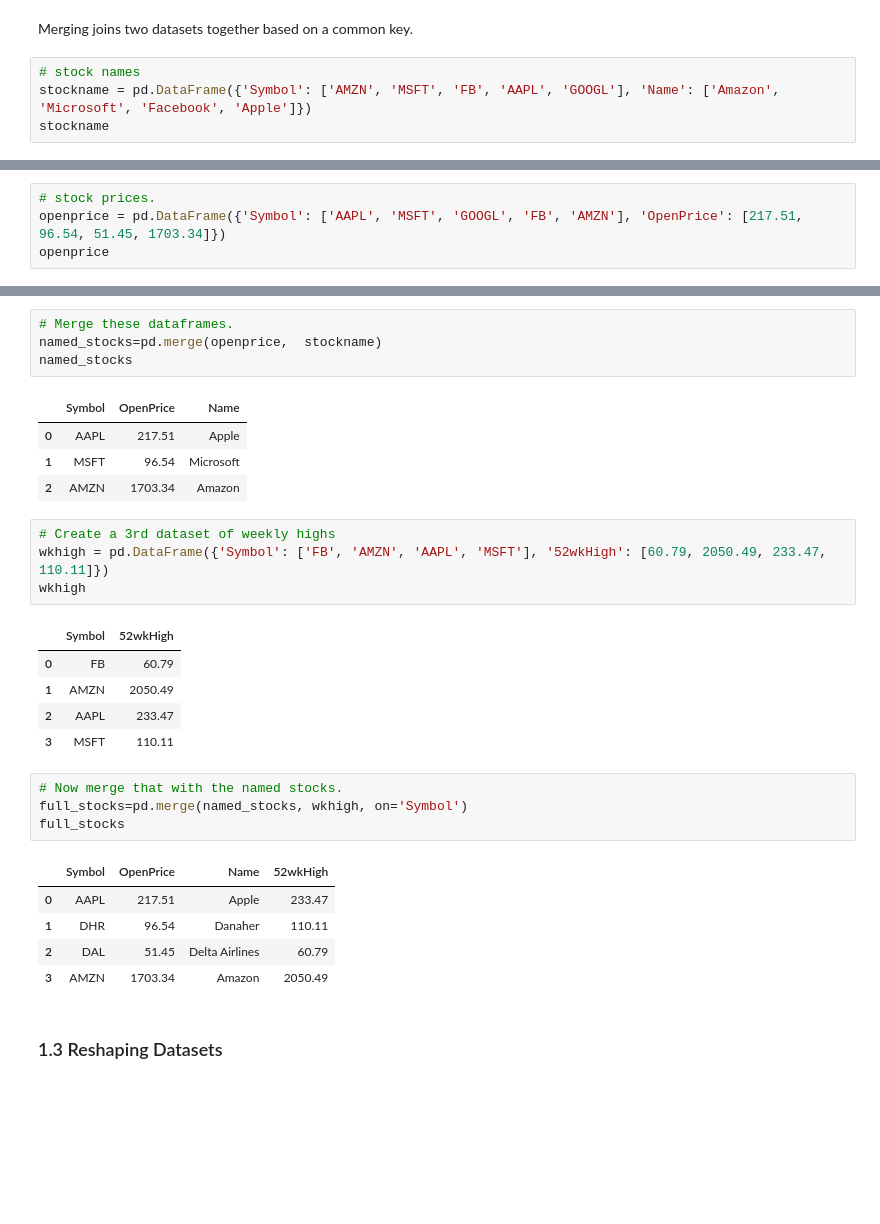
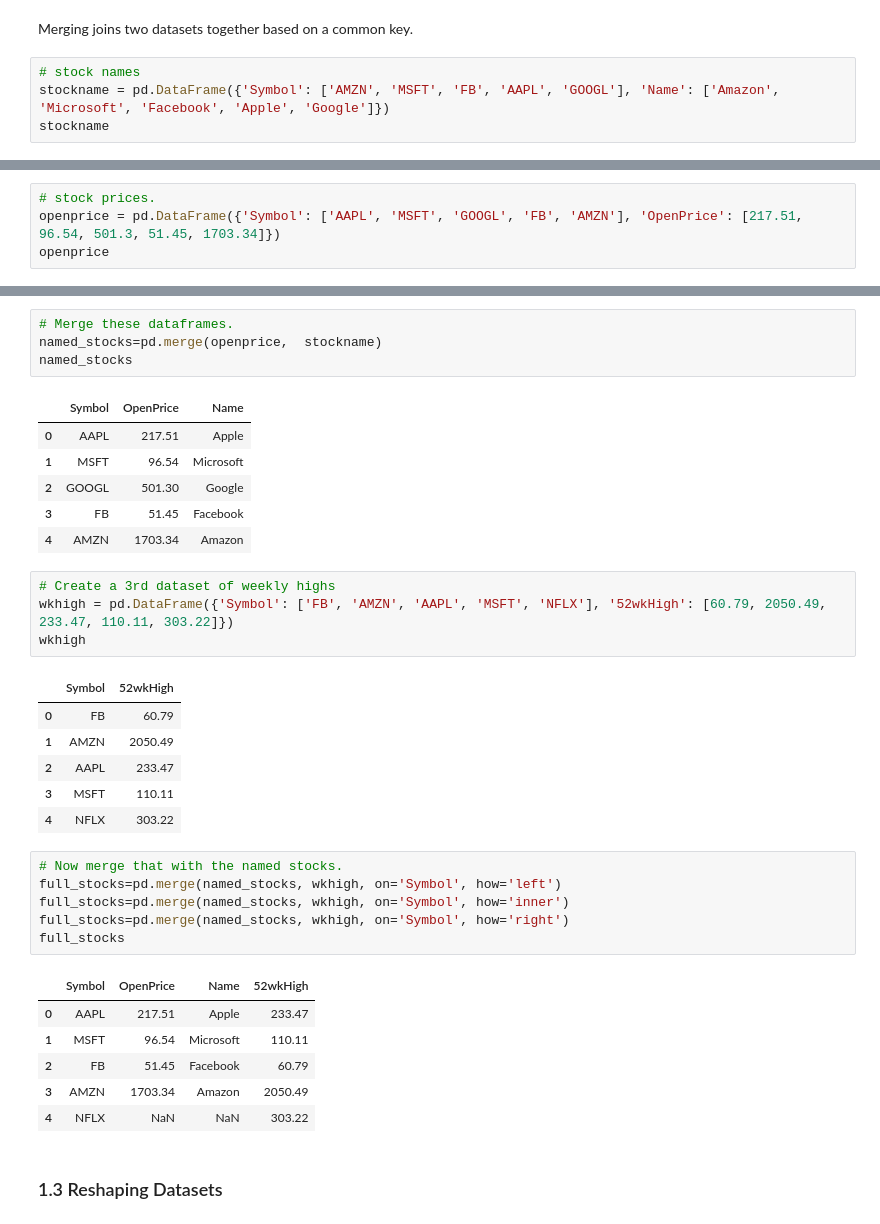
Before and after one commit to sugarfreecode/DS-Unit-1-Sprint-1-Data-Wrangling-and-Storytelling, a Jupyter notebook: module3-join-and-reshape-data/LS_DS_113_Join_and_Reshape_Data.ipynb, the cells around one changed output, grey strips where cells are left out. Cells and saved outputs as stored; diff of their text form; blank space fills up the shorter version.

```diff
--- a/module3-join-and-reshape-data/LS_DS_113_Join_and_Reshape_Data.ipynb
+++ b/module3-join-and-reshape-data/LS_DS_113_Join_and_Reshape_Data.ipynb
@@ -83,5 +83,5 @@ df4
 Merging joins two datasets together based on a common key.
 # %%
 # stock names
-stockname = pd.DataFrame({'Symbol': ['AMZN', 'MSFT', 'FB', 'AAPL', 'GOOGL'], 'Name': ['Amazon', 'Microsoft', 'Facebook', 'Apple']})
+stockname = pd.DataFrame({'Symbol': ['AMZN', 'MSFT', 'FB', 'AAPL', 'GOOGL'], 'Name': ['Amazon', 'Microsoft', 'Facebook', 'Apple', 'Google']})
 stockname
@@ -88,6 +95,6 @@ stockname
 # %%
 # stock prices.
-openprice = pd.DataFrame({'Symbol': ['AAPL', 'MSFT', 'GOOGL', 'FB', 'AMZN'], 'OpenPrice': [217.51, 96.54, 51.45, 1703.34]})
+openprice = pd.DataFrame({'Symbol': ['AAPL', 'MSFT', 'GOOGL', 'FB', 'AMZN'], 'OpenPrice': [217.51, 96.54, 501.3, 51.45, 1703.34]})
 openprice
 # %% [output]
 |  | Symbol | OpenPrice |
@@ -110,10 +111,12 @@ named_stocks
 |  | Symbol | OpenPrice | Name |
 | 0 | AAPL | 217.51 | Apple |
 | 1 | MSFT | 96.54 | Microsoft |
-| 2 | AMZN | 1703.34 | Amazon |
+| 2 | GOOGL | 501.30 | Google |
+| 3 | FB | 51.45 | Facebook |
+| 4 | AMZN | 1703.34 | Amazon |
 # %%
 # Create a 3rd dataset of weekly highs
-wkhigh = pd.DataFrame({'Symbol': ['FB', 'AMZN', 'AAPL', 'MSFT'], '52wkHigh': [60.79, 2050.49, 233.47, 110.11]})
+wkhigh = pd.DataFrame({'Symbol': ['FB', 'AMZN', 'AAPL', 'MSFT', 'NFLX'], '52wkHigh': [60.79, 2050.49, 233.47, 110.11, 303.22]})
 wkhigh
 # %% [output]
 |  | Symbol | 52wkHigh |
@@ -121,16 +124,20 @@ wkhigh
 | 1 | AMZN | 2050.49 |
 | 2 | AAPL | 233.47 |
 | 3 | MSFT | 110.11 |
+| 4 | NFLX | 303.22 |
 # %%
 # Now merge that with the named stocks.
-full_stocks=pd.merge(named_stocks, wkhigh, on='Symbol')
+full_stocks=pd.merge(named_stocks, wkhigh, on='Symbol', how='left')
+full_stocks=pd.merge(named_stocks, wkhigh, on='Symbol', how='inner')
+full_stocks=pd.merge(named_stocks, wkhigh, on='Symbol', how='right')
 full_stocks
 # %% [output]
 |  | Symbol | OpenPrice | Name | 52wkHigh |
 | 0 | AAPL | 217.51 | Apple | 233.47 |
-| 1 | DHR | 96.54 | Danaher | 110.11 |
-| 2 | DAL | 51.45 | Delta Airlines | 60.79 |
+| 1 | MSFT | 96.54 | Microsoft | 110.11 |
+| 2 | FB | 51.45 | Facebook | 60.79 |
 | 3 | AMZN | 1703.34 | Amazon | 2050.49 |
+| 4 | NFLX | NaN | NaN | 303.22 |
 # %% [markdown]
 ### 1.3 Reshaping Datasets
 # %% [markdown]
```
Also changed, not shown: parts of 45 cells of this notebook.
